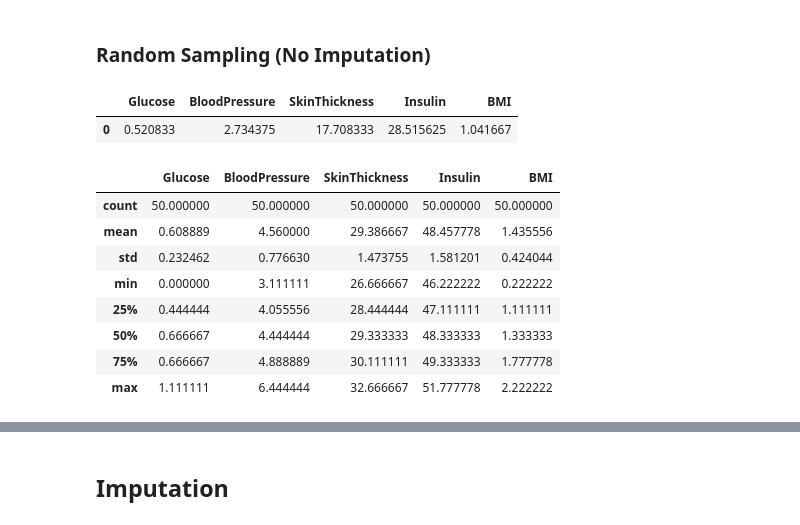
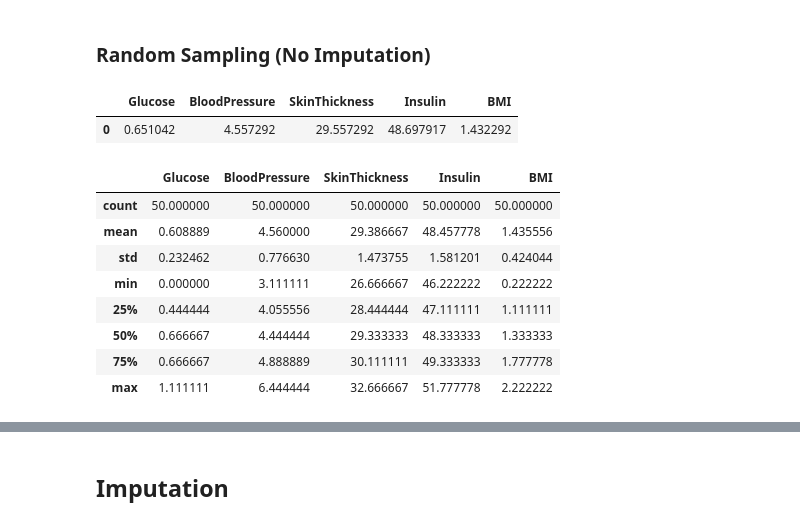
Before and after one commit to anniettr/t2d_pred, a Jupyter notebook: colab_notebooks/Pima_Diabetes.ipynb, the cells around one changed output, grey strips where cells are left out. Drawn from its saved outputs; the diff is of its cells as text; code cells hidden in the pictures.

```diff
--- a/colab_notebooks/Pima_Diabetes.ipynb
+++ b/colab_notebooks/Pima_Diabetes.ipynb
@@ -405,11 +405,10 @@ for col in pima_diabetes_df.columns:
   if col in AVOIDED_COLUMNS: continue
 
   if col in {'Glucose', 'Blood Pressure'}:
-    num_missing_vals = (sampled_df[col] < 1).sum().sum()
+    num_missing_vals = (pima_diabetes_df[col] < 1).sum().sum()
   else:
-    num_missing_vals = (sampled_df[col] < 2).sum().sum()
+    num_missing_vals = (pima_diabetes_df[col] < 2).sum().sum()
 
-  total_missing += num_missing_vals
   sparsity = num_missing_vals / pima_diabetes_df[col].size
   original_col_sparsities[col] = [sparsity]
   original_total_sparsity += sparsity
@@ -431,34 +430,34 @@ for i in range(NUM_SAMPLES):
     sampled_df = pima_diabetes_df.sample(n=450, random_state=i)
     sampled_datasets.append(sampled_df)
 
     # calculate sparsities for the sampled sets
     total_vals = sampled_df.size
     total_missing = 0
     total_sparsity = 0
 
     for col in sampled_df.columns:
       if col in AVOIDED_COLUMNS: continue
 
       if col in {'Glucose', 'Blood Pressure'}:
         num_missing_vals = (sampled_df[col] < 1).sum().sum()
       else:
         num_missing_vals = (sampled_df[col] < 2).sum().sum()
 
       total_missing += num_missing_vals
       sparsity = num_missing_vals / sampled_df[col].size
       total_sparsity += sparsity
 
       col_sparsities[col].append(sparsity)
 
     total_sparsities.append(total_sparsity)
 
 sampled_sparsity_df = pd.DataFrame(col_sparsities)
 # multiply all values in the dataframe by 100 to convert to percentage
 sampled_sparsity_df = sampled_sparsity_df * 100
 sampled_sparsity_df.describe()
 # %% [output]
 |  | Glucose | BloodPressure | SkinThickness | Insulin | BMI |
-| 0 | 0.520833 | 2.734375 | 17.708333 | 28.515625 | 1.041667 |
+| 0 | 0.651042 | 4.557292 | 29.557292 | 48.697917 | 1.432292 |
 |  | Glucose | BloodPressure | SkinThickness | Insulin | BMI |
 | count | 50.000000 | 50.000000 | 50.000000 | 50.000000 | 50.000000 |
 | mean | 0.608889 | 4.560000 | 29.386667 | 48.457778 | 1.435556 |
```
Also changed, not shown: parts of 14 cells of this notebook.
